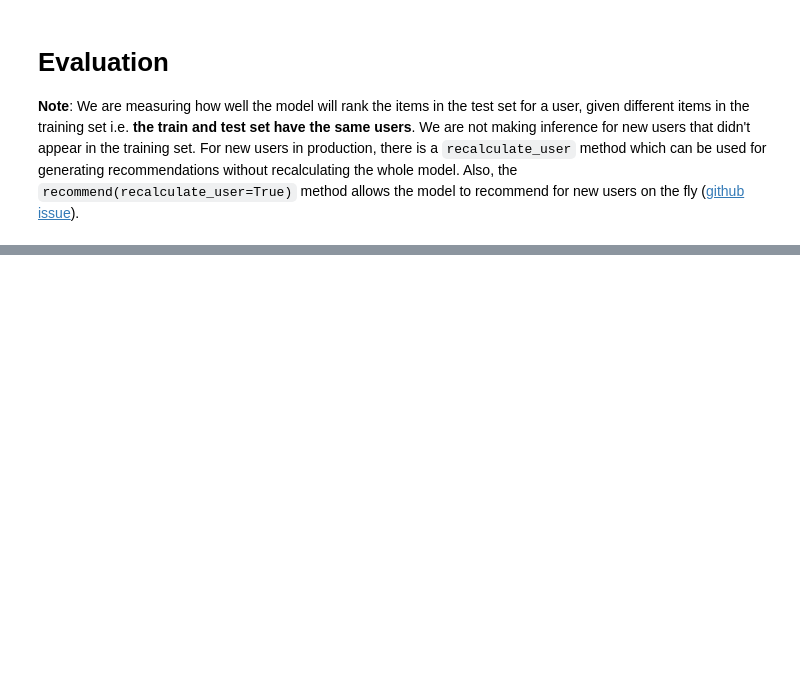
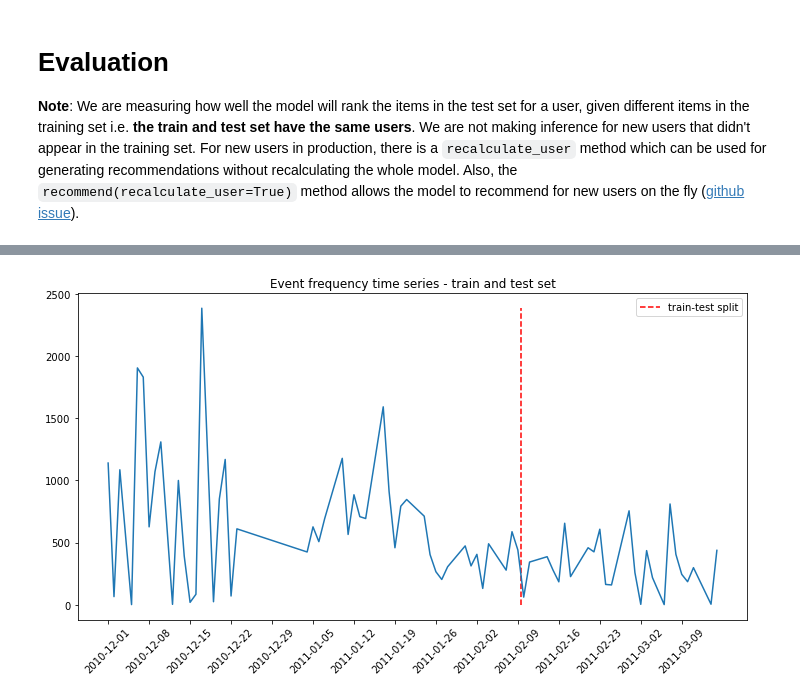
Before and after one commit to its-pedrofonseca/Business-Cases-With-Data-Science, a Jupyter notebook: BC4/BC4.ipynb, the cells around one changed output, grey strips where cells are left out. Cells and saved outputs as stored; diff of their text form; code cells hidden in the pictures; blank space fills up the shorter version.

```diff
--- a/BC4/BC4.ipynb
+++ b/BC4/BC4.ipynb
@@ -435,0 +446,2 @@ eval_table
+# %%
+newCustomers_df.drop(['CustomerID'], inplace=True,axis=1)
@@ -435,0 +453,4 @@ eval_table
+# %%
+newCustomers_df.reset_index(inplace=True)
+# %%
+newCustomers_df.rename({'index':'CustomerID'},inplace=True,axis=1)
@@ -435,0 +480,12 @@ eval_table
+# %%
+# Train-test split
+start_train = newCustomers_df['TransactionDate'].min()
+start_test = start_train + pd.to_timedelta(10, unit='w')
+end_test = start_test + pd.to_timedelta(5, unit='w')
+
+# Create new limited df
+newCustomers_df = newCustomers_df.loc[(newCustomers_df['TransactionDate'] > start_train) & (newCustomers_df['TransactionDate'] <= end_test)]
+
+# Create train_split flag
+newCustomers_df['train_split'] = (newCustomers_df['TransactionDate'] <= start_test).astype(int)
+print("Proportion of train events: {:.2f}".format(newCustomers_df['train_split'].mean()))
@@ -435,0 +499,12 @@ eval_table
+# %%
+# Visualize train and test set
+data = pd.DatetimeIndex(newCustomers_df['TransactionDate']).normalize().value_counts().sort_index()
+fig = plt.figure(figsize=(12,6))
+plt.plot(data.index, data.values, linestyle="-")
+plt.xticks(np.arange(data.index[0], data.index[-1], pd.to_timedelta(7, unit='d')), rotation=45)
+plt.vlines(start_test, 0, data.max(), linestyles='dashed', color='r', label='train-test split')
+plt.legend()
+plt.title('Event frequency time series - train and test set')
+plt.show()
+# %% [output]
+[figure, added]
```
Also changed, not shown: parts of 41 cells of this notebook.
